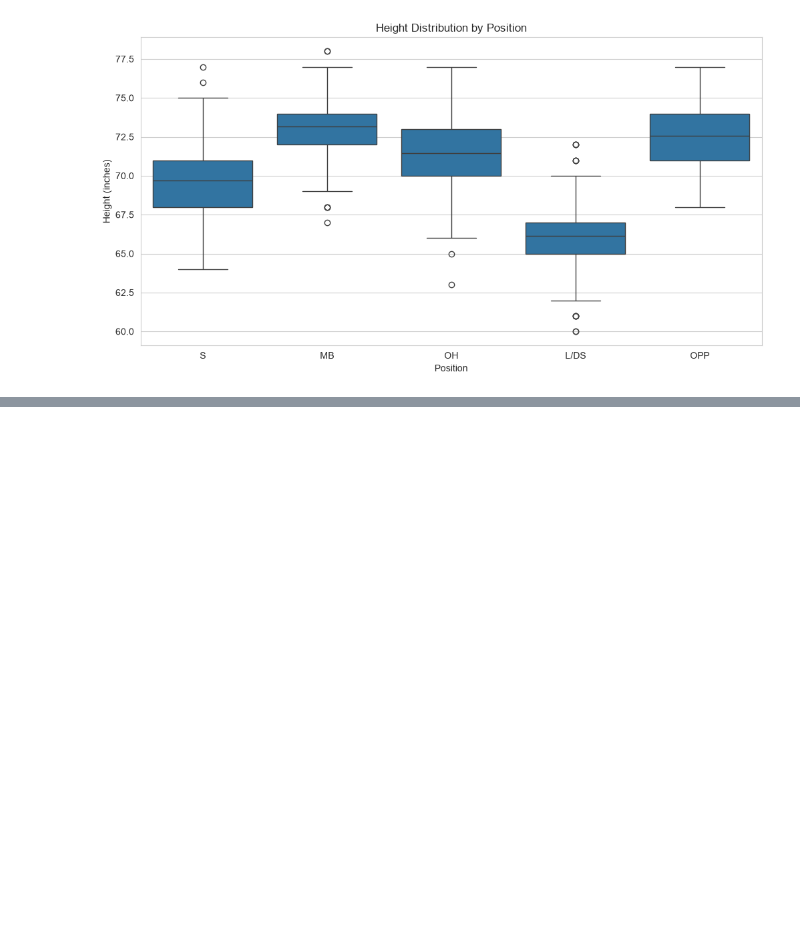
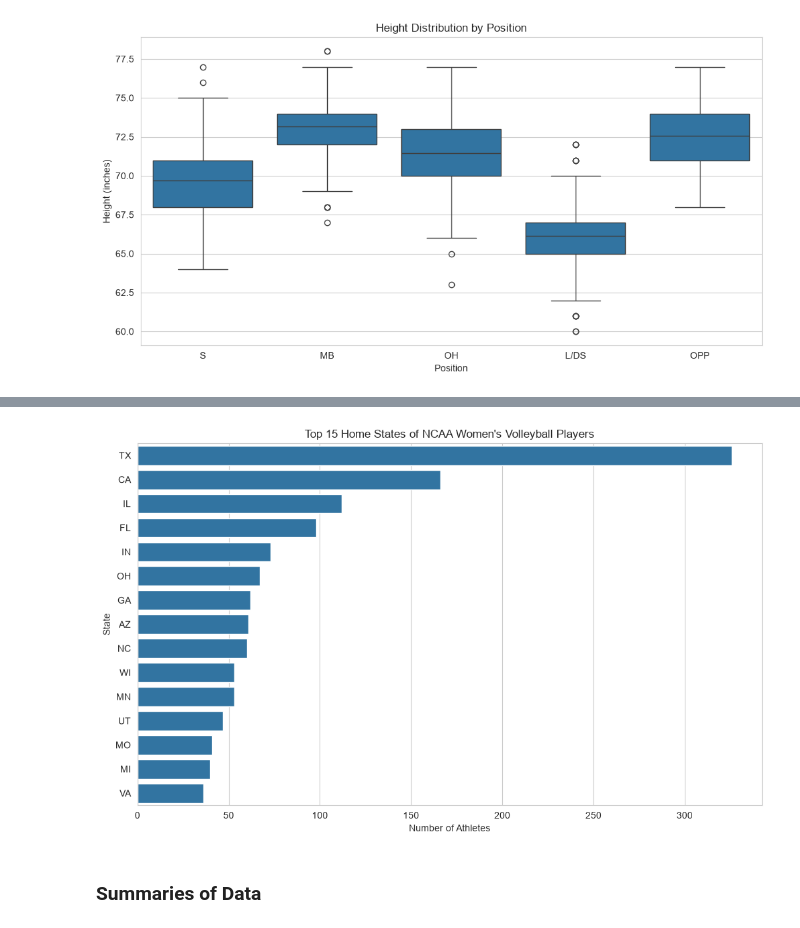
Before and after one commit to karlidean/capstone-project-NCAA-Volleyball, a Jupyter notebook: notebooks/eda.ipynb, the cells around one changed output, grey strips where cells are left out. Cells and saved outputs as stored; diff of their text form; code cells hidden in the pictures; blank space fills up the shorter version.

```diff
--- a/notebooks/eda.ipynb
+++ b/notebooks/eda.ipynb
@@ -489,0 +726,9 @@ plt.show()
+# %%
+# U.S. athletes only
+us_players = crfedf[
+    crfedf["hometown_country"] == "USA"
+]
+
+state_counts = us_players["hometown_state"].value_counts()
+
+state_counts
@@ -489,0 +753,13 @@ plt.show()
+# %%
+state_summary = (
+    us_players["hometown_state"]
+    .value_counts()
+    .rename_axis("state")
+    .reset_index(name="count")
+)
+
+state_summary["percent"] = (
+    state_summary["count"] / len(us_players) * 100
+).round(2)
+
+state_summary.head(15)
@@ -489,0 +783,20 @@ plt.show()
+# %%
+top_states = state_summary.head(15)
+
+plt.figure(figsize=(12, 7))
+
+sns.barplot(
+    data=top_states,
+    x="count",
+    y="state"
+)
+
+plt.title("Top 15 Home States of NCAA Women's Volleyball Players")
+plt.xlabel("Number of Athletes")
+plt.ylabel("State")
+
+plt.show()
+# %% [output]
+[figure, added]
+# %% [markdown]
+### Summaries of Data
```
Also changed, not shown: parts of 36 cells of this notebook, 3 other files.
